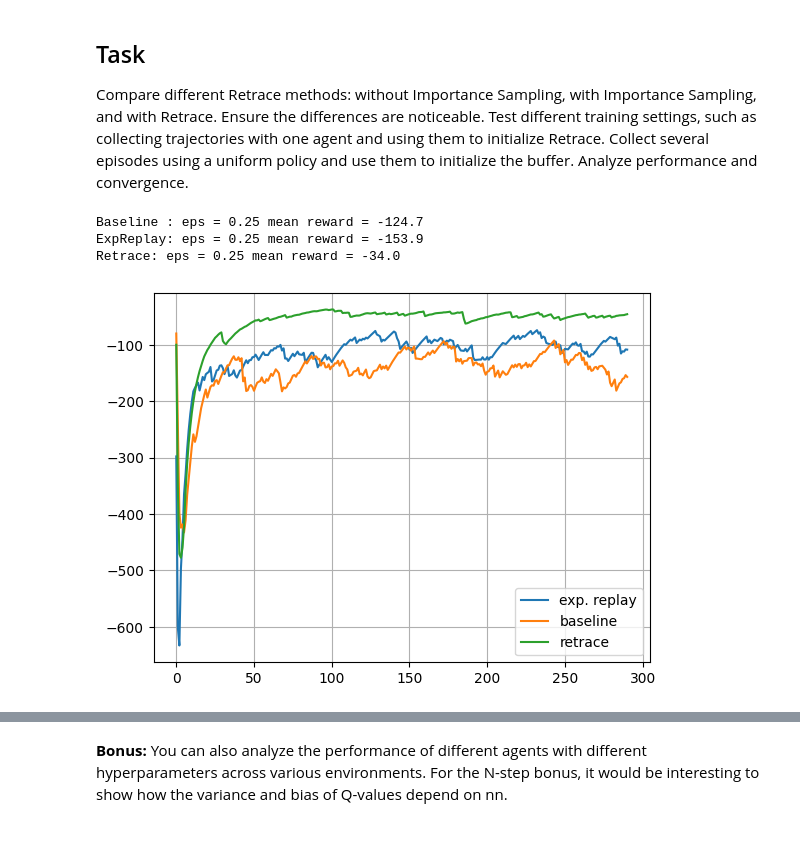
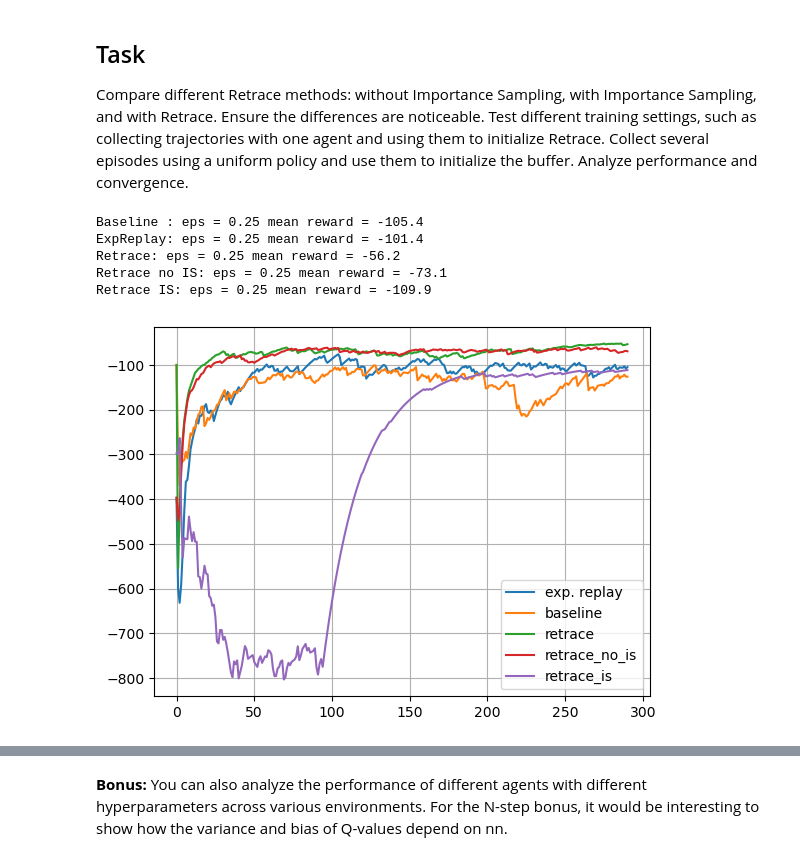
Before and after one commit to g0djan/Practical_RL, a Jupyter notebook: week03_model_free/homework.ipynb, the cells around one changed output, grey strips where cells are left out. Drawn from its saved outputs; the diff is of its cells as text; code cells hidden in the pictures.

```diff
--- a/week03_model_free/homework.ipynb
+++ b/week03_model_free/homework.ipynb
@@ -950,7 +1124,7 @@ def play_and_train_with_replay(env, agent, replay=None, t_max=10**4, replay_batc
     for t in range(t_max):
         # get agent to pick action given state s
         # <YOUR CODE HERE>
-        a =
+        a = agent.get_action(s)
 
         # </END OF YOUR CODE>
 
@@ -959,11 +1133,14 @@ def play_and_train_with_replay(env, agent, replay=None, t_max=10**4, replay_batc
         # update agent on current transition. Use agent.update
         # <YOUR CODE HERE>
 
+        agent.update(s, a, r, next_s)
+
         # </END OF YOUR CODE>
 
         if replay is not None:
             # store current <s,a,r,s'> transition in buffer
             # <YOUR CODE HERE>
+            replay.add(s, a, r, next_s, done)
 
             # </END OF YOUR CODE>
 
@@ -972,7 +1149,7 @@ def play_and_train_with_replay(env, agent, replay=None, t_max=10**4, replay_batc
             s_, a_, r_, next_s_, done_ = replay.sample(replay_batch_size)
             for i in range(replay_batch_size):
                 # <YOUR CODE HERE>
-                agent.update()
+                agent.update(s_[i], a_[i], r_[i], next_s_[i])
 
                 # </END OF YOUR CODE>
 
@@ -1465,43 +1706,52 @@ class SequenceBuffer:
 # %%
-class RetraceAgent(QLearningAgent):
+class RetraceAgentWithoutImportanceSampling(QLearningAgent):
     def __init__(self, alpha, epsilon, discount, env, lambda_factor=0.9):
         super().__init__(alpha, epsilon, discount, env)
         self.lambda_factor = lambda_factor
 
     def get_action_probability(self, state, action):
         # <YOUR CODE HERE>
-
+        prob = self.epsilon / len(self.get_legal_actions(state))
+        if action == self.get_best_action(state):
+            prob += (1 - self.epsilon)
+        return prob
         # </END OF YOUR CODE>
 
     def retrace_update(self, trajectory):
         last_state, last_action, last_reward, last_next_state, last_done, last_behavior_prob = trajectory[-1]
 
         # <YOUR CODE HERE>
-        G =
+        G = last_reward
 
         # </END OF YOUR CODE>
 
         for state, action, reward, next_state, done, behavior_prob in reversed(trajectory[:-1]):
             # <YOUR CODE HERE>
-            c =
 
             # </END OF YOUR CODE>
             if done:
                 expected_Q = 0
             else:
-                probs = [self.get_action_probability(state, action) for action in self.get_legal_actions(state)]
+                legal_actions = self.get_legal_actions(last_state)
+                probs = [self.get_action_probability(last_state, a) for a in legal_actions]
                 # <YOUR CODE HERE>
-                expected_Q =
+                expected_Q = sum([probs[i] * self.get_qvalue(last_state, a) for i, a in enumerate(legal_actions)])
 
                 # </END OF YOUR CODE>
 
             # <YOUR CODE HERE>
-            G =
+            G = reward + self.discount * ((1-self.alpha)*expected_Q + self.alpha * (expected_Q + self.lambda_factor * (G - expected_Q)))
 
             # </END OF YOUR CODE>
 
             # <YOUR CODE HERE>
-            new_q_value =
+            new_q_value = G
 
             # </END OF YOUR CODE>
             self.set_qvalue(state, action, new_q_value)
+            last_state = state
+            last_action = action
+            last_reward = reward
+            last_next_state = next_state
+            last_done = done
+            last_behavior_prob = behavior_prob
@@ -1508,37 +1812,47 @@ class RetraceAgent(QLearningAgent):
 # %%
-env = gym.make("CliffWalking-v0")
+env = gym.make("CliffWalking-v1")
 
 agent_baseline = QLearningAgent(alpha=0.5, epsilon=0.25, discount=0.99, env=env)
 
 agent_replay = QLearningAgent(alpha=0.5, epsilon=0.25, discount=0.99, env=env)
 replay = ReplayBuffer(1000)
 
 sequence_buffer = SequenceBuffer(1000)
 retrace_agent = RetraceAgent(alpha=0.25, epsilon=0.25, discount=0.99, env=env, lambda_factor=0.9)
+retrace_agent_no_is = RetraceAgentWithoutImportanceSampling(alpha=0.25, epsilon=0.25, discount=0.99, env=env, lambda_factor=0.9)
+retrace_agent_is = RetraceAgentImportanceSampling(alpha=0.25, epsilon=0.25, discount=0.99, env=env, lambda_factor=0.9)
 
-rewards_replay, rewards_baseline, rewards_retrace = [], [], []
+rewards_replay, rewards_baseline, rewards_retrace, rewards_retrace_no_is, rewards_retrace_is = [], [], [], [], []
 
 t_max = 100
 for i in trange(300):
     rewards_replay.append(play_and_train_with_replay(env, agent_replay, replay, t_max=t_max))
     rewards_baseline.append(play_and_train_with_replay(env, agent_baseline, replay=None, t_max=t_max))
     rewards_retrace.append(
         play_and_train_retrace(env, retrace_agent, sequence_buffer, t_max=t_max, trajectory_len=8, n_train_steps=32)
     )
+    rewards_retrace_no_is.append(play_and_train_retrace(env, retrace_agent_no_is, sequence_buffer, t_max=t_max, trajectory_len=8, n_train_steps=32))
+    rewards_retrace_is.append(play_and_train_retrace(env, retrace_agent_is, sequence_buffer, t_max=t_max, trajectory_len=8, n_train_steps=32))
 
     if i % 10 == 0:
         clear_output(True)
         print("Baseline : eps =", agent_replay.epsilon, "mean reward =", np.mean(rewards_baseline[-10:]))
         print("ExpReplay: eps =", agent_baseline.epsilon, "mean reward =", np.mean(rewards_replay[-10:]))
         print("Retrace: eps =", retrace_agent.epsilon, "mean reward =", np.mean(rewards_retrace[-10:]))
+        print("Retrace no IS: eps =", retrace_agent_no_is.epsilon, "mean reward =", np.mean(rewards_retrace_no_is[-10:]))
+        print("Retrace IS: eps =", retrace_agent_is.epsilon, "mean reward =", np.mean(rewards_retrace_is[-10:]))
         plt.plot(moving_average(rewards_replay, span=50), label="exp. replay")
         plt.plot(moving_average(rewards_baseline, span=50), label="baseline")
         plt.plot(moving_average(rewards_retrace, span=50), label="retrace")
+        plt.plot(moving_average(rewards_retrace_no_is, span=50), label="retrace_no_is")
+        plt.plot(moving_average(rewards_retrace_is, span=50), label="retrace_is")
         plt.grid()
         plt.legend()
         plt.show()
 # %% [output]
-Baseline : eps = 0.25 mean reward = -124.7
-ExpReplay: eps = 0.25 mean reward = -153.9
-Retrace: eps = 0.25 mean reward = -34.0
+Baseline : eps = 0.25 mean reward = -105.4
+ExpReplay: eps = 0.25 mean reward = -101.4
+Retrace: eps = 0.25 mean reward = -56.2
+Retrace no IS: eps = 0.25 mean reward = -73.1
+Retrace IS: eps = 0.25 mean reward = -109.9
-[figure, old version]
+[figure, new version]
```
Also changed, not shown: parts of 44 cells of this notebook, 2 other files.
